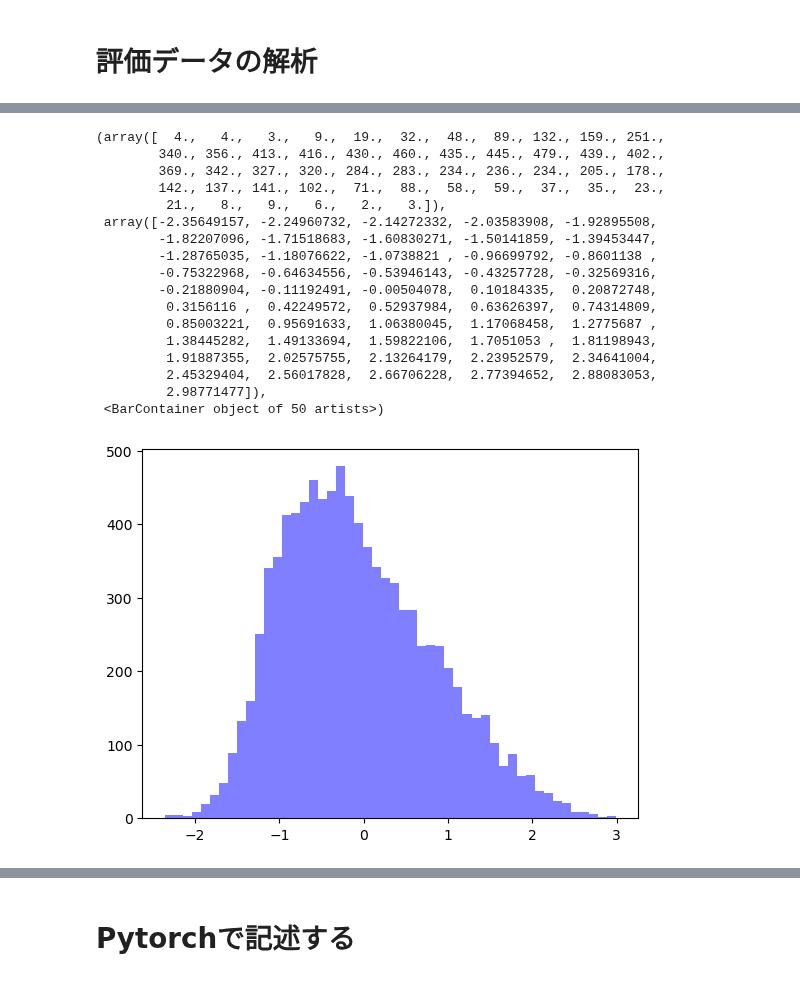
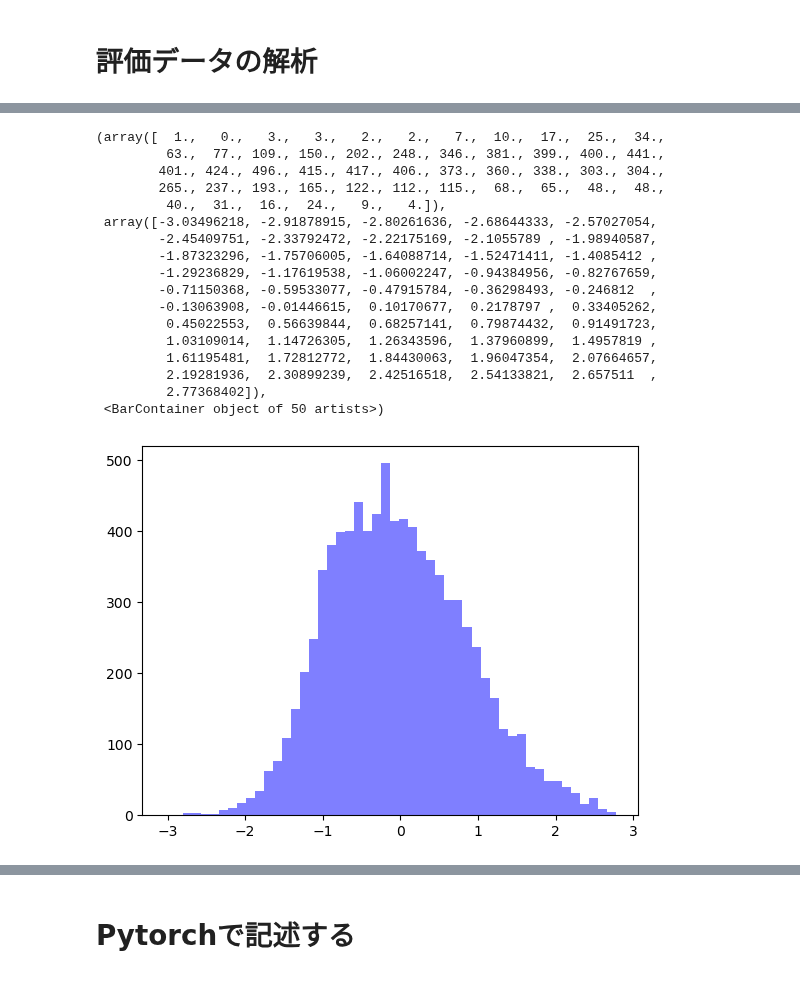
Before and after one commit to Yuumae1/machine_learning, a Jupyter notebook: notebook/geosciAI2024.ipynb, the cells around one changed output, grey strips where cells are left out. Drawn from its saved outputs; the diff is of its cells as text; code cells hidden in the pictures.

```diff
--- a/notebook/geosciAI2024.ipynb
+++ b/notebook/geosciAI2024.ipynb
@@ -541,22 +541,24 @@ import pandas as pd
 from datetime import datetime
 result_dir = '/home/maeda/machine_learning/results/geosciAI24/predict/'
 
-ans_mean, ans_std =  30.16864997588459, 8.726771295021933
+#ans_mean, ans_std =  30.16864997588459, 8.726771295021933
+ans_mean, ans_std =  29.779344444960305, 9.36434373948227
 scores = []
 predicts = []
-box = [0, 1, 3, 4, 6, 7, 8, 12, 13, 14, 16, 19]
+box = [0, 1, 2, 3, 4, 7, 12, 13, 14, 16, 18, 19, 20, 21, 22, 23, 24, 26]
+#box = np.arange(11)
 for j in box:
-    result_file = result_dir + f"predict_test{(j):03}.npz"
+    result_file = result_dir + f"predict8_test{(j):03}.npz"
 
     df = np.load(result_file)
     scores.append(df['score'])
     predicts.append(df['predict'][:,0])
     print(df['predict'].shape)
-
 scores = np.array(scores)
 print(scores)
 predicts = np.array(predicts)
 ans = df['ans']
-
-print(scores.shape, predicts.shape, ans.shape)
+time = df['time']
+ymdh = [datetime.strptime(t, "%HZ%d%b%Y").strftime('%Y%m%d%H') for t in time]
+print(scores.shape, predicts.shape, ans.shape, time.shape)
 # %% [output]
@@ -611,21 +618,21 @@ Text(0, 0.5, 'Predicted')
 # %%
-plt.hist((predicts[4] - ans_mean) / ans_std, bins=50, alpha=0.5, color='blue', label='Predicted')
+plt.hist((predicts[1] - ans_mean) / ans_std, bins=50, alpha=0.5, color='blue', label='Predicted')
 # %% [output]
-(array([  4.,   4.,   3.,   9.,  19.,  32.,  48.,  89., 132., 159., 251.,
-        340., 356., 413., 416., 430., 460., 435., 445., 479., 439., 402.,
-        369., 342., 327., 320., 284., 283., 234., 236., 234., 205., 178.,
-        142., 137., 141., 102.,  71.,  88.,  58.,  59.,  37.,  35.,  23.,
-         21.,   8.,   9.,   6.,   2.,   3.]),
- array([-2.35649157, -2.24960732, -2.14272332, -2.03583908, -1.92895508,
-        -1.82207096, -1.71518683, -1.60830271, -1.50141859, -1.39453447,
-        -1.28765035, -1.18076622, -1.0738821 , -0.96699792, -0.8601138 ,
-        -0.75322968, -0.64634556, -0.53946143, -0.43257728, -0.32569316,
-        -0.21880904, -0.11192491, -0.00504078,  0.10184335,  0.20872748,
-         0.3156116 ,  0.42249572,  0.52937984,  0.63626397,  0.74314809,
-         0.85003221,  0.95691633,  1.06380045,  1.17068458,  1.2775687 ,
-         1.38445282,  1.49133694,  1.59822106,  1.7051053 ,  1.81198943,
-         1.91887355,  2.02575755,  2.13264179,  2.23952579,  2.34641004,
-         2.45329404,  2.56017828,  2.66706228,  2.77394652,  2.88083053,
-         2.98771477]),
+(array([  1.,   0.,   3.,   3.,   2.,   2.,   7.,  10.,  17.,  25.,  34.,
+         63.,  77., 109., 150., 202., 248., 346., 381., 399., 400., 441.,
+        401., 424., 496., 415., 417., 406., 373., 360., 338., 303., 304.,
+        265., 237., 193., 165., 122., 112., 115.,  68.,  65.,  48.,  48.,
+         40.,  31.,  16.,  24.,   9.,   4.]),
+ array([-3.03496218, -2.91878915, -2.80261636, -2.68644333, -2.57027054,
+        -2.45409751, -2.33792472, -2.22175169, -2.1055789 , -1.98940587,
+        -1.87323296, -1.75706005, -1.64088714, -1.52471411, -1.4085412 ,
+        -1.29236829, -1.17619538, -1.06002247, -0.94384956, -0.82767659,
+        -0.71150368, -0.59533077, -0.47915784, -0.36298493, -0.246812  ,
+        -0.13063908, -0.01446615,  0.10170677,  0.2178797 ,  0.33405262,
+         0.45022553,  0.56639844,  0.68257141,  0.79874432,  0.91491723,
+         1.03109014,  1.14726305,  1.26343596,  1.37960899,  1.4957819 ,
+         1.61195481,  1.72812772,  1.84430063,  1.96047354,  2.07664657,
+         2.19281936,  2.30899239,  2.42516518,  2.54133821,  2.657511  ,
+         2.77368402]),
  <BarContainer object of 50 artists>)
-[figure, old version]
+[figure, new version]
```
Also changed, not shown: parts of 7 cells of this notebook.
